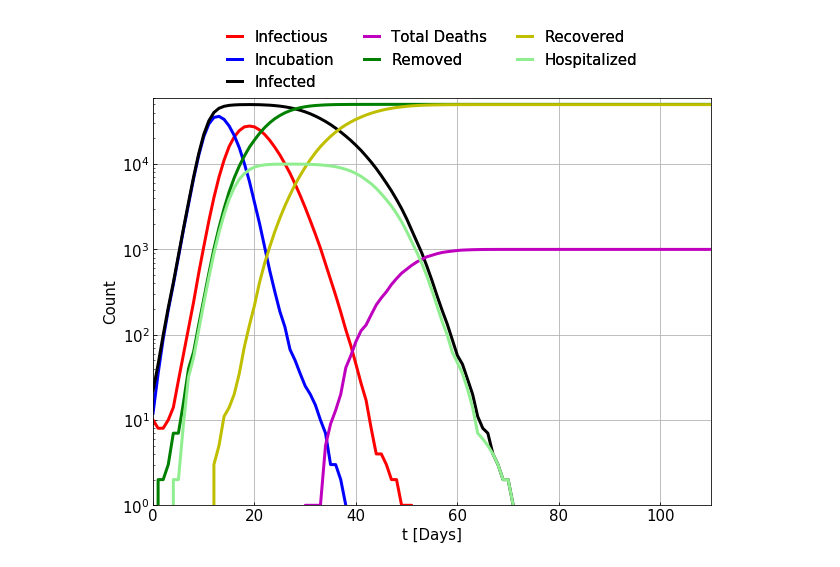
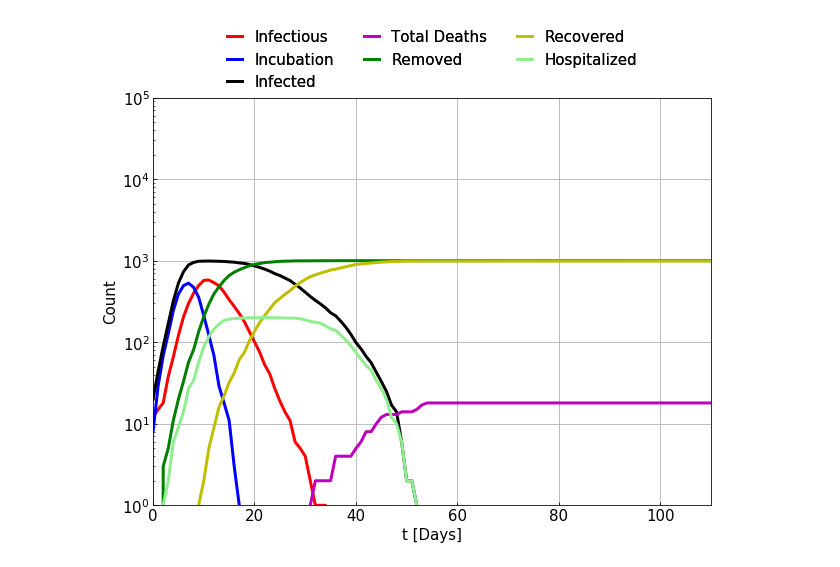
Before and after one commit to chrhck/contagion, a Jupyter notebook: examples/con_example.ipynb, the cells around one changed output. Saved outputs shown, nothing was run; the diff lists cells and outputs as text; code cells hidden in the pictures.

```diff
--- a/examples/con_example.ipynb
+++ b/examples/con_example.ipynb
@@ -45,7 +26,3 @@ print(data)
 # %%
 # Module imports
 from contagion import Contagion, config
-from contagion.mc_sim import MC_Sim
-config["average social circle"] = 10
-config["population size"] = 50000
-config["debug level"] = "WARN"
@@ -56,3 +29,7 @@ print(config)
+# %%
+# Options
+config["average social circle"] = 40
+config["population size"] = 1000
 # %%
 # Creating a contagion object
 contagion = Contagion()
@@ -101,46 +55,32 @@ ax.plot(contagion.t, stats['is_infectious'],
         lw=lw, label='Infectious', color='r')
 ax.plot(contagion.t, stats['is_incubation'],
         lw=lw, label='Incubation', color='b')
 ax.plot(contagion.t, stats['is_infected'],
         lw=lw, label='Infected', color="k")
 ax.plot(contagion.t, stats['is_dead'],
         lw=lw, label='Total Deaths', color="m")
-"""
-ax.plot(contagion.t, stats['new infections'],
-        lw=lw, label='New infections', color=colors[1])
-
-ax.plot(contagion.t, stats['will be hospitalized'],
-        lw=lw, label='Will Be Hospitalized', color="c")
-
-"""
 ax.plot(contagion.t, stats['is_removed'],
         lw=lw, label='Removed', color='g')
-"""
-ax.plot(contagion.t, stats['contacts'],
-        lw=lw, label='Contacts', color='c')
-"""
 ax.plot(contagion.t, stats['is_recovered'],
         lw=lw, label='Recovered', color='y')
 ax.plot(contagion.t, stats['is_hospitalized'],
         lw=lw, label='Hospitalized', color='lightgreen')
 ax.set_xlim(0, 110)
 ax.set_ylim(0., config['population size'] * 1.01)
 ax.set_xscale('linear')
 ax.set_yscale('linear')
 ax.set_xlabel(r't [Days]', fontsize=fontsize)
 ax.set_ylabel(r'Count', fontsize=fontsize)
 ax.tick_params(axis = 'both', which = 'major', labelsize=fontsize, direction='in')
 ax.tick_params(axis = 'both', which = 'minor', labelsize=fontsize, direction='in')
 h, l = ax.get_legend_handles_labels()
 lgd1 = ax.legend(h,l, loc=9, bbox_to_anchor=(0.5, +1.2),
                  ncol=3, fontsize=fontsize, handlelength=h_length,
                  fancybox=True, frameon=False)
 ax.add_artist(lgd1)
 plt.grid(True)
 plt.semilogy()
-plt.ylim(1, config['population size'] * 1.2)
+plt.ylim(1, 1e5)
 plt.show()
-figure.tight_layout()
-figure.savefig(PICS+"Contagion_Example.png", dpi=150)
 # %% [output]
-[figure, old version]
+[figure, new version]
```
Also changed, not shown: parts of 7 cells of this notebook, 1 other file.
